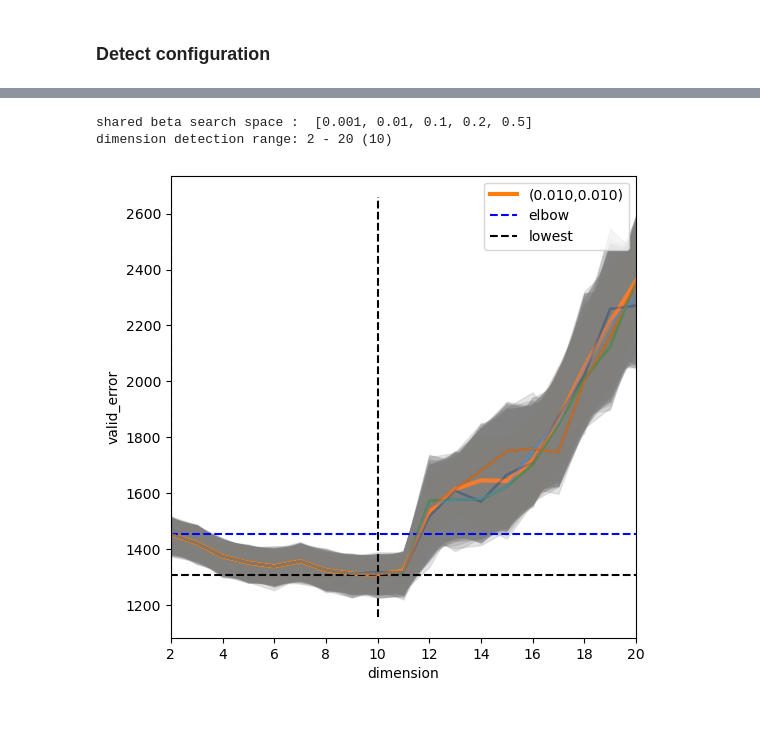
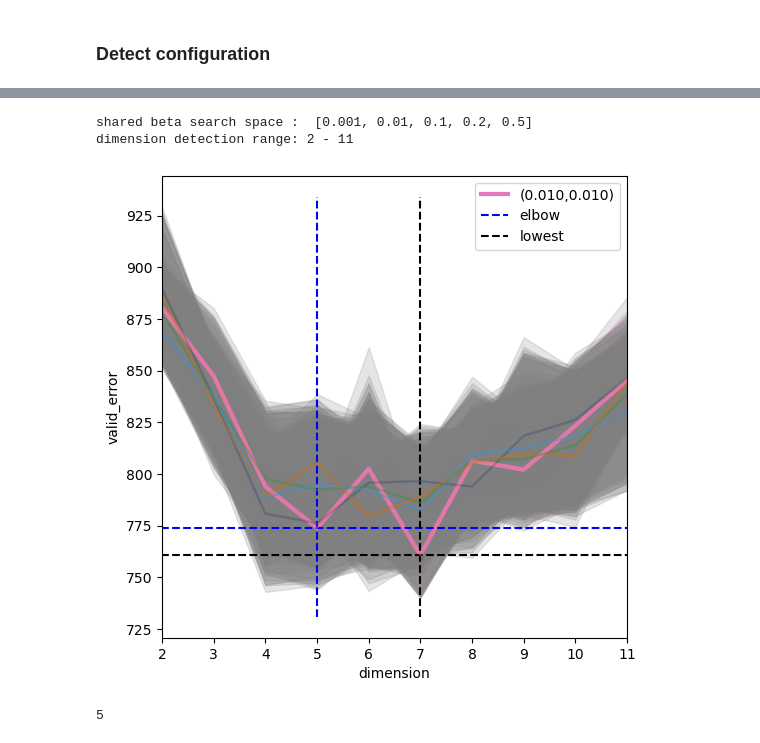
Before and after one commit to jefferykclam/ICQF, a Jupyter notebook: demonstration.ipynb, the cells around one changed output, grey strips where cells are left out. Drawn from its saved outputs; the diff is of its cells as text; code cells hidden in the pictures.

Commit message:
update demo, ICQF

```diff
--- a/demonstration.ipynb
+++ b/demonstration.ipynb
@@ -167,7 +153,7 @@ dimension detection range: 45 - 65 (55)
 # %%
-true_W, true_Q, confound_raw, M_clean, M, nan_mask = simulation(1500, 100, 10, 50,
-                                                                density=0.3,
-                                                                noise=True, delta=0.1,
+true_W, true_Q, confound_raw, M_clean, M, nan_mask = simulation(2000, 100,
+                                                                ndict=5, overlap=100,
+                                                                noise=True,
                                                                 confound=True,
                                                                 missing_ratio=0.05,
                                                                 visualize=True)
@@ -187,14 +172,18 @@ Column-wise maximum of M are ranging 96.072 --  450.237
 # %%
-clf = ICQF(n_components=10,
+clf = ICQF(n_components=None,
            W_upperbd=(True, 1.0),
            M_upperbd=(True, np.max(MF_data.M)),
-           Q_upperbd=(False, 0))
+           Q_upperbd=(True, 100.0))
 # %%
-optimal_MF_data, optimal_stat, embed_stat_list = clf.detect_dimension(MF_data,repeat=1, nfold=20, random_fold=False, detection='lowest')
+MF_data, loss = clf.fit_transform(MF_data)
 # %% [output]
 shared beta search space :  [0.001, 0.01, 0.1, 0.2, 0.5]
-dimension detection range: 2 - 20 (10)
+dimension detection range: 2 - 11
-[figure, old version]
+[figure, new version]
+# %%
+clf.n_components
+# %% [output]
+5
 # %%
 show_synthetic_result(optimal_MF_data, true_W, true_Q)
 # %% [output]
```
Also changed, not shown: parts of 27 cells of this notebook, 3 other files.
